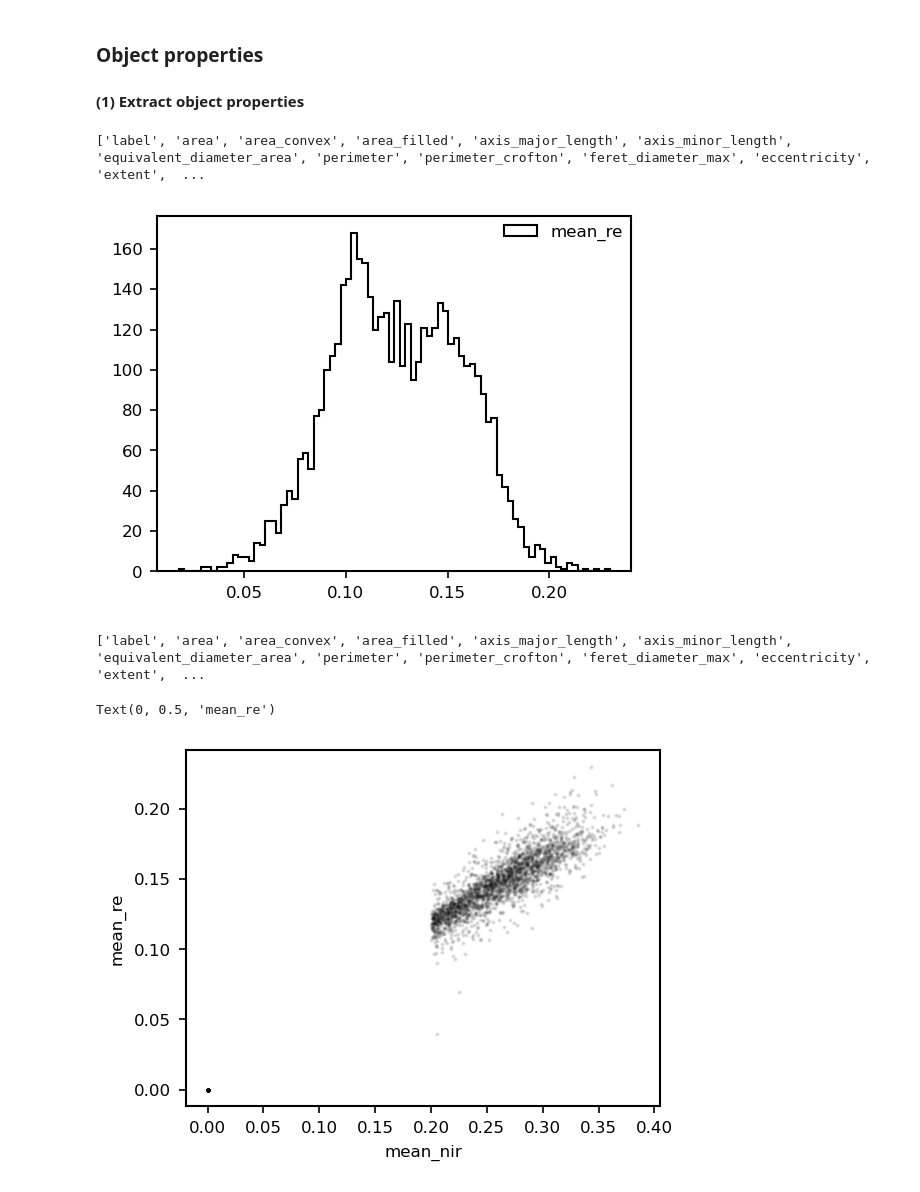
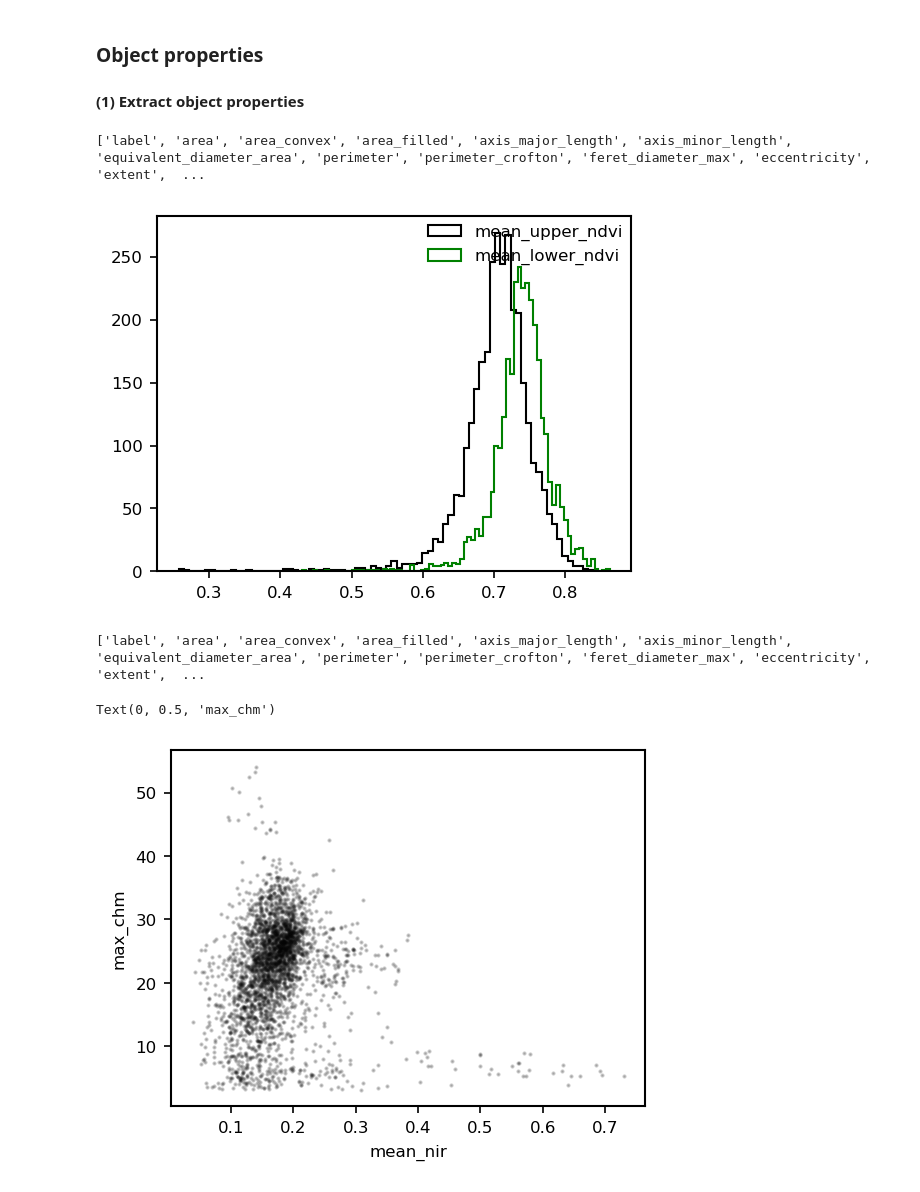
Before and after one commit to FlorianStehr/findatree, a Jupyter notebook: scripts/segment.ipynb, the cells around one changed output. Cells and saved outputs as stored; diff of their text form; code cells hidden in the pictures.

```diff
--- a/scripts/segment.ipynb
+++ b/scripts/segment.ipynb
@@ -21,9 +21,9 @@ dir_names.extend([r'C:\Data\lwf\DTM'])
 dir_names.extend([r'C:\Data\lwf\Orthophotos_2021'])
 
 file_names=[]
-file_names.extend(['Tnr_12702_D-20210713_DSM.tif'])
-file_names.extend(['tnr_12702_dtm.tif'])
-file_names.extend(['Tnr_12702_2021_Ortho.tif'])
+# file_names.extend(['Tnr_12702_D-20210713_DSM.tif'])
+# file_names.extend(['tnr_12702_dtm.tif'])
+# file_names.extend(['Tnr_12702_2021_Ortho.tif'])
 
 # file_names.extend(['Tnr_11044_D-20210707_DSM.tif'])
 # file_names.extend(['tnr_11044_dtm.tif'])
@@ -33,9 +33,9 @@ file_names.extend(['Tnr_12702_2021_Ortho.tif'])
 # file_names.extend(['tnr_11626_dtm.tif'])
 # file_names.extend(['Tnr_11626_2021_Ortho.tif'])
 
-# file_names.extend(['Tnr_11090_D-20210719_DSM.tif'])
-# file_names.extend(['tnr_11090_dtm.tif'])
-# file_names.extend(['Tnr_11090_2021_Ortho.tif'])
+file_names.extend(['Tnr_11090_D-20210719_DSM.tif'])
+file_names.extend(['tnr_11090_dtm.tif'])
+file_names.extend(['Tnr_11090_2021_Ortho.tif'])
 
 paths=[os.path.join(dir_names[i],file_name) for i, file_name in enumerate(file_names)]
 
@@ -170,12 +197,24 @@ f, axs = visual.show_channels(
 #### (1) Extract object properties
 # %%
 importlib.reload(obj_props)
-props, names = obj_props.extract_props(labels, cs, px_width)
+props, names = obj_props.labels_to_props_all(labels, cs, px_width, include_labels=None)
+print(names)
+print(props)
 # %%
 print(names)
 f, ax = plt.subplots(figsize=[4,3])
 
-feature = 'mean_re'
+feature = 'mean_upper_ndvi'
+idx = names.index(feature)
+
+_ = ax.hist(
+    props[:, idx],
+    bins=80,
+    histtype='step',
+    label=feature,
+    )
+
+feature = 'mean_lower_ndvi'
 idx = names.index(feature)
 _ = ax.hist(
     props[:, idx],
@@ -187,34 +226,38 @@ _ = ax.hist(
 _ = ax.legend()
 # %% [output]
 ['label', 'area', 'area_convex', 'area_filled', 'axis_major_length', 'axis_minor_length', 'equivalent_diameter_area', 'perimeter', 'perimeter_crofton', 'feret_diameter_max', 'eccentricity', 'extent',  ...
-[figure, old version]
+[figure, new version]
 # %%
 print(names)
 f, ax = plt.subplots(figsize=[4,3])
 
-feature1 = 'mean_nir'
-idx1 = names.index(feature1)
+name1 = 'mean_nir'
+idx1 = names.index(name1)
+feature1 = props[:, idx1]
 
-feature2 = 'mean_re'
-idx2 = names.index(feature2)
+name2 = 'max_chm'
+idx2 = names.index(name2)
+feature2 = props[:, idx2]
 
-feature3 = 'eccentricity'
-idx3 = names.index(feature3)
+name3 = 'area'
+idx3 = names.index(name3)
+feature3 = props[:, idx3]
 
-x = props[:, idx1].flatten()
-y = props[:, idx2].flatten()
+x = feature1
+y = feature2
+z = feature3
 
 _ = ax.scatter(
     x,
     y,
-    # c=props[:, idx3],
+    # c=z,
     s=1,
-    alpha=0.1,
+    alpha=0.2,
     )
 
-ax.set_xlabel(feature1)
-ax.set_ylabel(feature2)
+ax.set_xlabel(name1)
+ax.set_ylabel(name2)
 # %% [output]
 ['label', 'area', 'area_convex', 'area_filled', 'axis_major_length', 'axis_minor_length', 'equivalent_diameter_area', 'perimeter', 'perimeter_crofton', 'feret_diameter_max', 'eccentricity', 'extent',  ...
-Text(0, 0.5, 'mean_re')
+Text(0, 0.5, 'max_chm')
-[figure, old version]
+[figure, new version]
```
Also changed, not shown: parts of 4 cells of this notebook, 5 other files.
